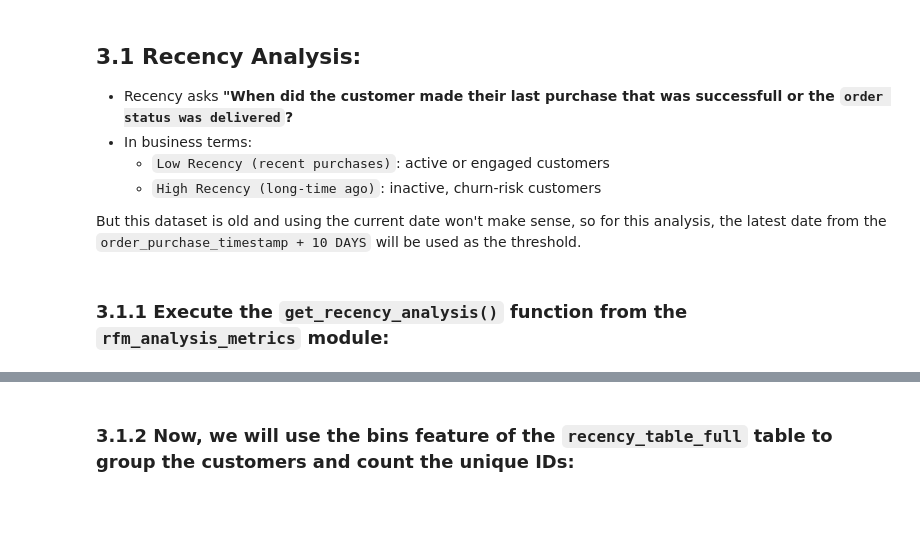
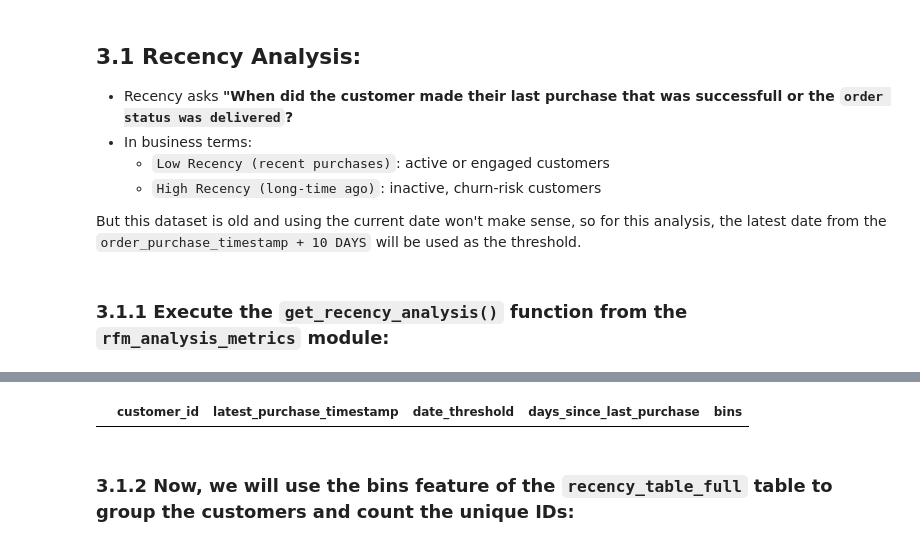
Before and after one commit to Nishan-k/E-commerce-SQL-Analytics, a Jupyter notebook: notebooks/03_Customer_Segmentation_(RFM Analysis).ipynb, the cells around one changed output, grey strips where cells are left out. Drawn from its saved outputs; the diff is of its cells as text; code cells hidden in the pictures; blank space fills up the shorter version.

```diff
--- a/notebooks/03_Customer_Segmentation_(RFM Analysis).ipynb
+++ b/notebooks/03_Customer_Segmentation_(RFM Analysis).ipynb
@@ -145,6 +145,10 @@ recency_table_full.head(3)
 | 0 | 00012a2ce6f8dcda20d059ce98491703 | 2017-11-14 | 2018-09-08 | 297 | 50 |
 | 1 | 000161a058600d5901f007fab4c27140 | 2017-07-16 | 2018-09-08 | 418 | 80 |
 | 2 | 0001fd6190edaaf884bcaf3d49edf079 | 2017-02-28 | 2018-09-08 | 556 | 110 |
+# %%
+recency_table_full[recency_table_full['bins'].isna()]
+# %% [output]
+|  | customer_id | latest_purchase_timestamp | date_threshold | days_since_last_purchase | bins |
 # %% [markdown]
 ### 3.1.2 Now, we will use the **bins** feature of the `recency_table_full` table to group the customers and count the unique IDs:
 # %%
```
Also changed, not shown: parts of 5 cells of this notebook, 6 other files.
